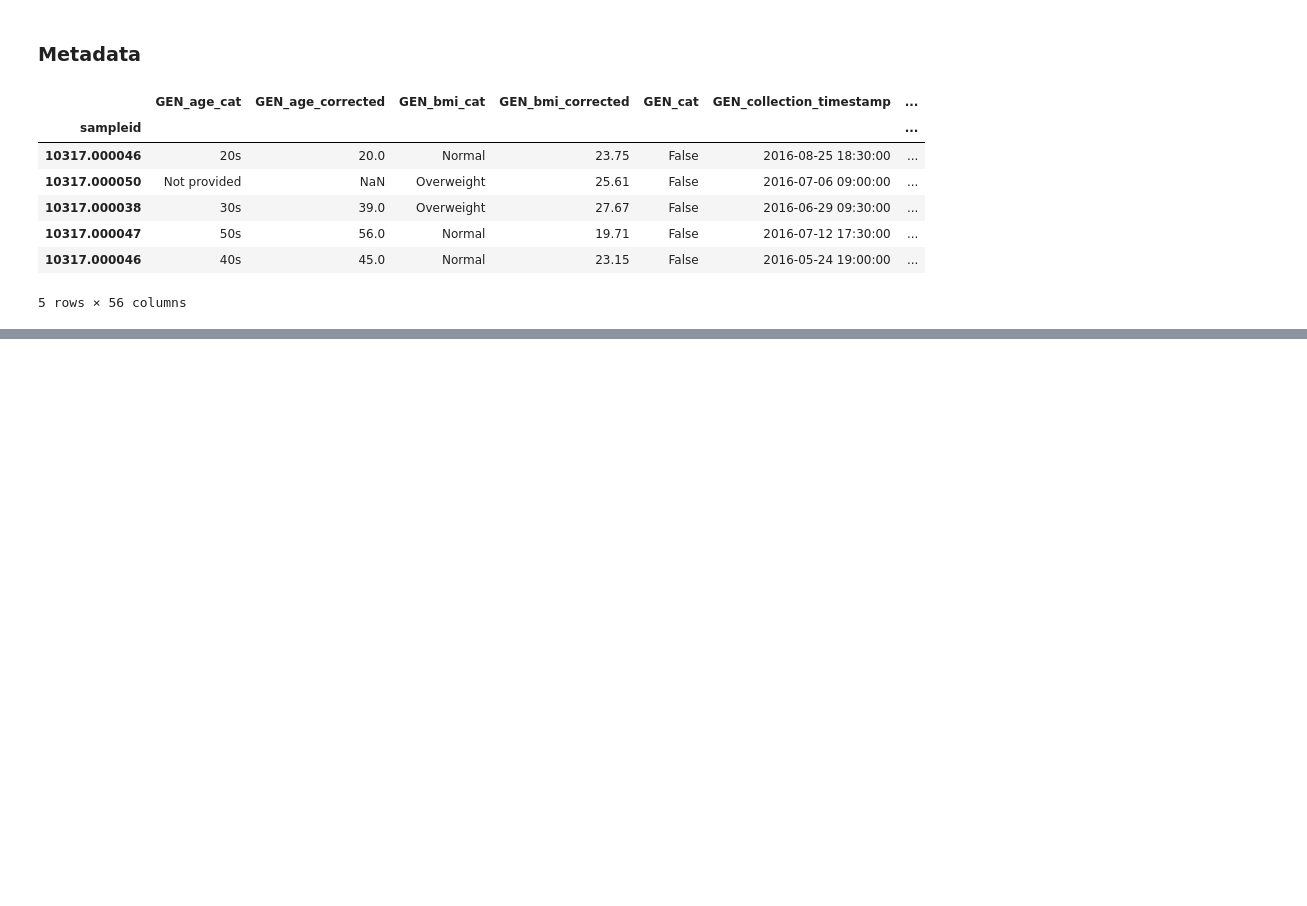
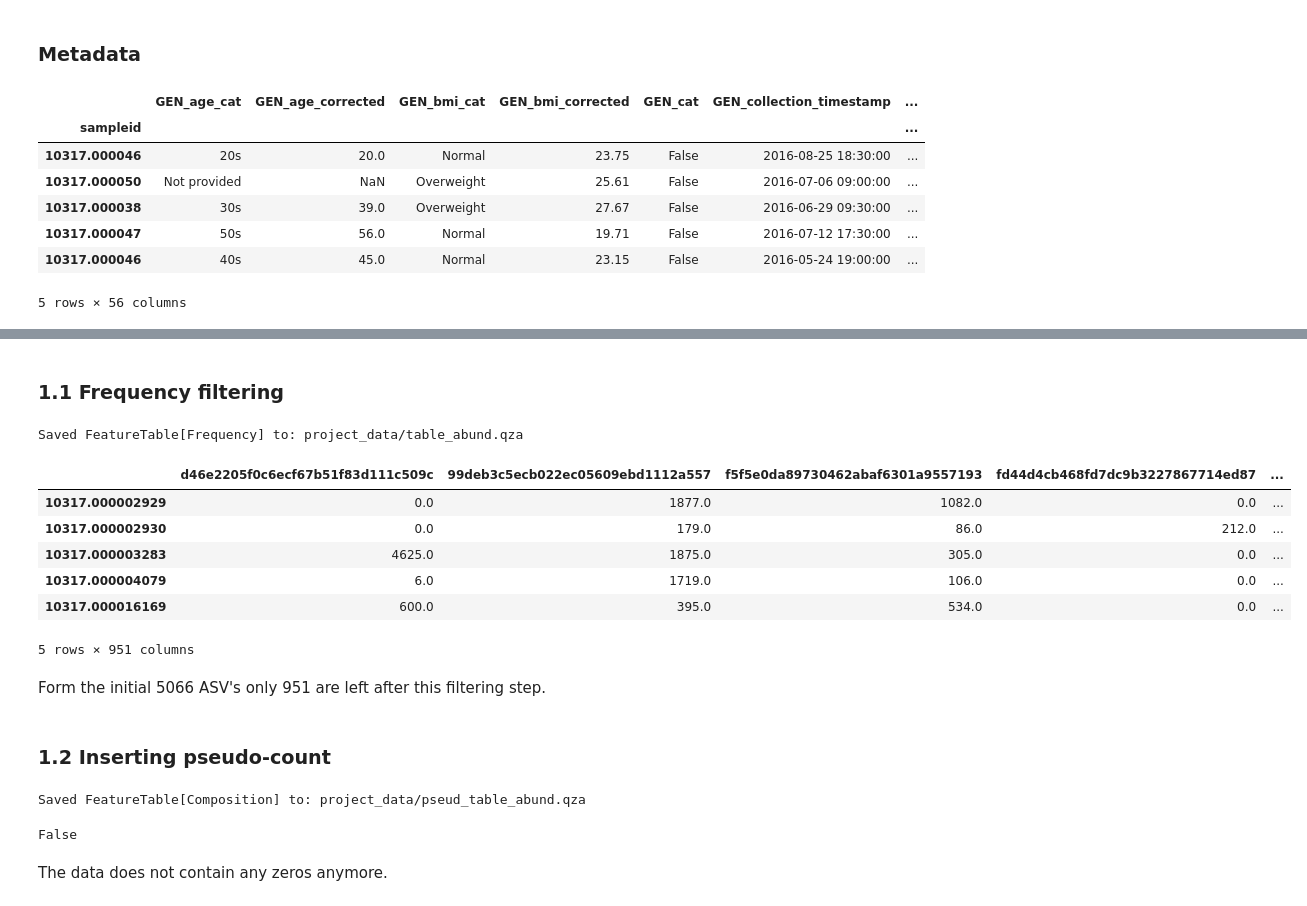
Before and after one commit to dhasanova99/HealthyFood, a Jupyter notebook: JupyterDocs/H_DifferentialAbundance.ipynb, the cells around one changed output, grey strips where cells are left out. Saved outputs shown, nothing was run; the diff lists cells and outputs as text; code cells hidden in the pictures; blank space fills up the shorter version.

```diff
--- a/JupyterDocs/H_DifferentialAbundance.ipynb
+++ b/JupyterDocs/H_DifferentialAbundance.ipynb
@@ -58,0 +154,38 @@ metadata_df.head()
+# %% [markdown]
+### 1.1 Frequency filtering
+# %%
+! qiime feature-table filter-features \
+    --i-table $data_dir/table.qza \
+    --p-min-frequency 25 \
+    --p-min-samples 5 \
+    --o-filtered-table $data_dir/table_abund.qza
+# %% [output]
+Saved FeatureTable[Frequency] to: project_data/table_abund.qza
+# %%
+abund_data = q2.Artifact.load(f'{data_dir}/table_abund.qza').view(pd.DataFrame)
+abund_data.head(5)
+# %% [output]
+|  | d46e2205f0c6ecf67b51f83d111c509c | 99deb3c5ecb022ec05609ebd1112a557 | f5f5e0da89730462abaf6301a9557193 | fd44d4cb468fd7dc9b3227867714ed87 | ... |
+| 10317.000002929 | 0.0 | 1877.0 | 1082.0 | 0.0 | ... |
+| 10317.000002930 | 0.0 | 179.0 | 86.0 | 212.0 | ... |
+| 10317.000003283 | 4625.0 | 1875.0 | 305.0 | 0.0 | ... |
+| 10317.000004079 | 6.0 | 1719.0 | 106.0 | 0.0 | ... |
+| 10317.000016169 | 600.0 | 395.0 | 534.0 | 0.0 | ... |
+5 rows × 951 columns
+# %% [markdown]
+Form the initial 5066 ASV's only 951 are left after this filtering step.
+# %% [markdown]
+### 1.2 Inserting pseudo-count
+# %%
+! qiime composition add-pseudocount \
+    --i-table $data_dir/table_abund.qza \
+    --o-composition-table $data_dir/pseud_table_abund.qza
+# %% [output]
+Saved FeatureTable[Composition] to: project_data/pseud_table_abund.qza
+# %%
+abund_data = q2.Artifact.load(f'{data_dir}/pseud_table_abund.qza').view(pd.DataFrame)
+0 in abund_data
+# %% [output]
+False
+# %% [markdown]
+The data does not contain any zeros anymore.
```
Also changed, not shown: parts of 19 cells of this notebook.
